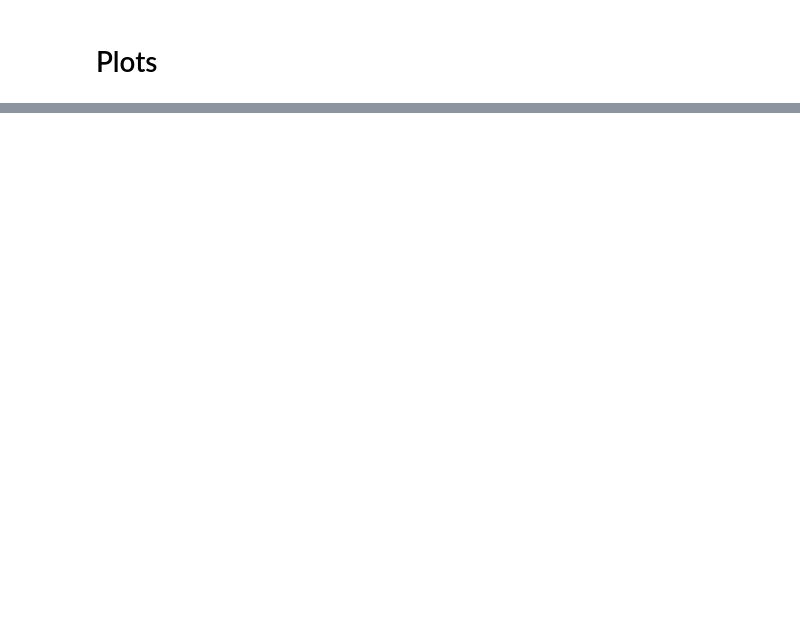
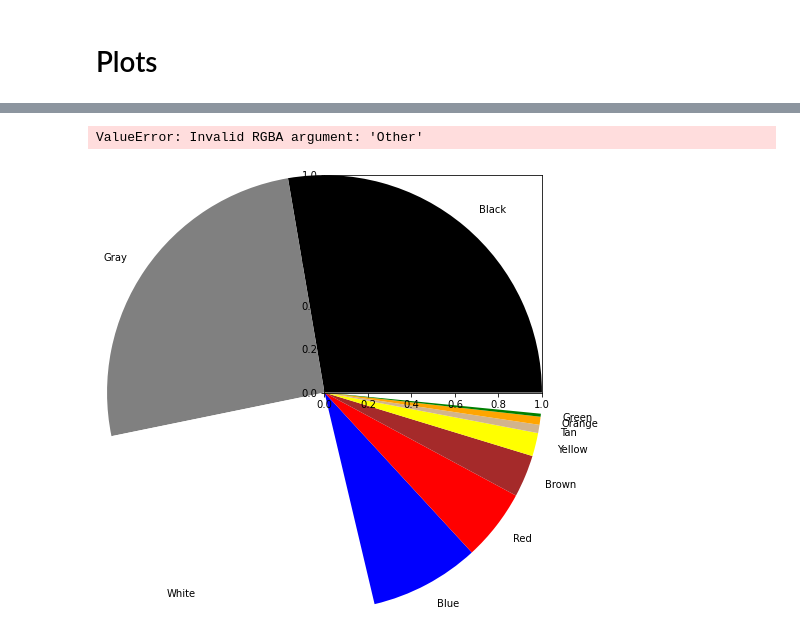
Before and after one commit to RyanAdamGonzalez1996/Project1, a Jupyter notebook: Vehicle_Color.ipynb, the cells around one changed output, grey strips where cells are left out. Cells and saved outputs as stored; diff of their text form; code cells hidden in the pictures; blank space fills up the shorter version.

Commit message:
Creates color_df, which aggregates misc. colors to 'Other'. Adds a first pass at creating a pie chart of the results.

```diff
--- a/Vehicle_Color.ipynb
+++ b/Vehicle_Color.ipynb
@@ -81,0 +81,17 @@ Name: Vehicle Color, dtype: int64
+# %%
+# Groups all colors outside top 10 as "Other"
+color_df = df['Vehicle Color'].value_counts().rename_axis("Colors").reset_index(name='Num Cars')
+
+other_total = 0
+
+for i, r in color_df.iterrows():
+    if r['Colors'] not in colors_dict.keys():
+        other_total += r['Num Cars']
+        color_df.drop(i, inplace=True)
+
+other = pd.DataFrame({
+    'Colors': ['Other'],
+    'Num Cars': other_total
+})
+color_df = pd.concat([color_df, other])
+color_df
@@ -81,0 +111,3 @@ Name: Vehicle Color, dtype: int64
+# %%
+colors = [c if ~(c=='Other') else 'purple' for c in color_df['Colors']]
+colors
@@ -81,0 +126,5 @@ Name: Vehicle Color, dtype: int64
+# %%
+plt.pie(color_df['Num Cars'], labels=color_df['Colors'], colors=colors)
+# %% [output]
+ValueError: Invalid RGBA argument: 'Other'
+[figure, added]
```
Also changed, not shown: parts of 6 cells of this notebook.
